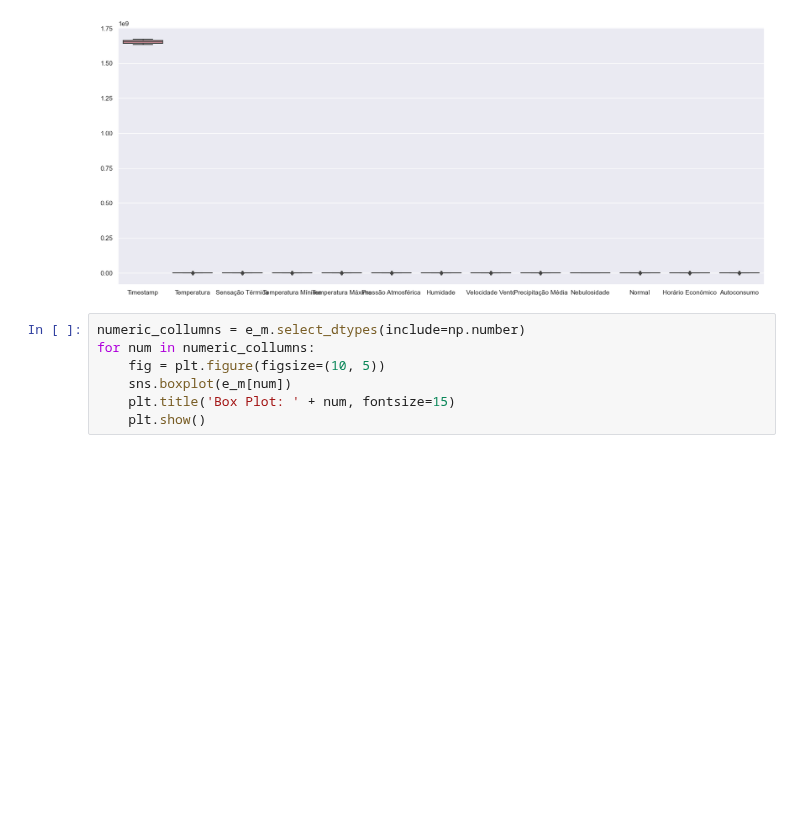
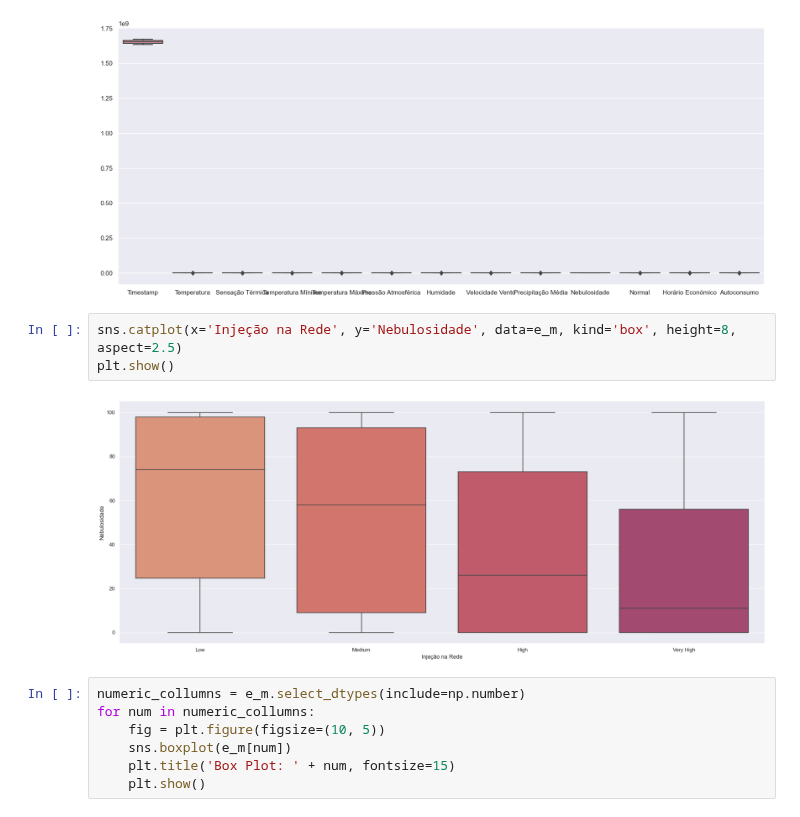
Before and after one commit to rafa2002/DAA-2324, a Jupyter notebook: Energy.ipynb, the cells around one changed output. Cells and saved outputs as stored; diff of their text form; blank space fills up the shorter version.

```diff
--- a/Energy.ipynb
+++ b/Energy.ipynb
@@ -599,6 +651,11 @@ sns.boxplot(data=e_m, orient="v")
 # %% [output]
 <Axes: >
 [figure]
+# %%
+sns.catplot(x='Injeção na Rede', y='Nebulosidade', data=e_m, kind='box', height=8, aspect=2.5)
+plt.show()
+# %% [output]
+[figure, added]
 # %%
 numeric_collumns = e_m.select_dtypes(include=np.number)
 for num in numeric_collumns:
```
Also changed, not shown: parts of 16 cells of this notebook.
